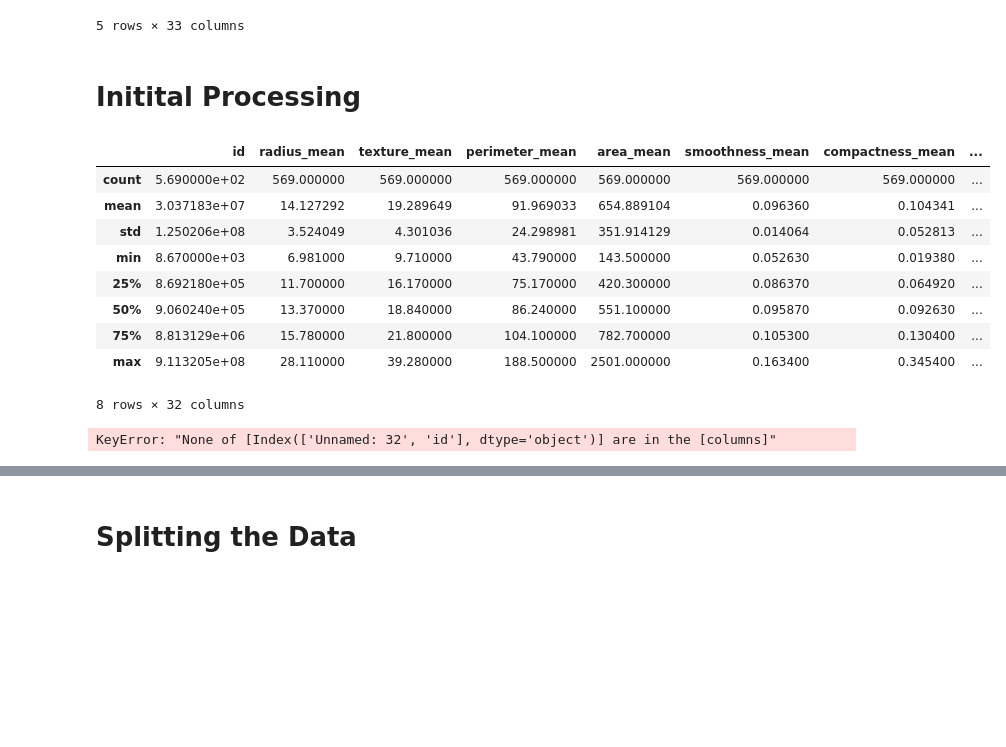
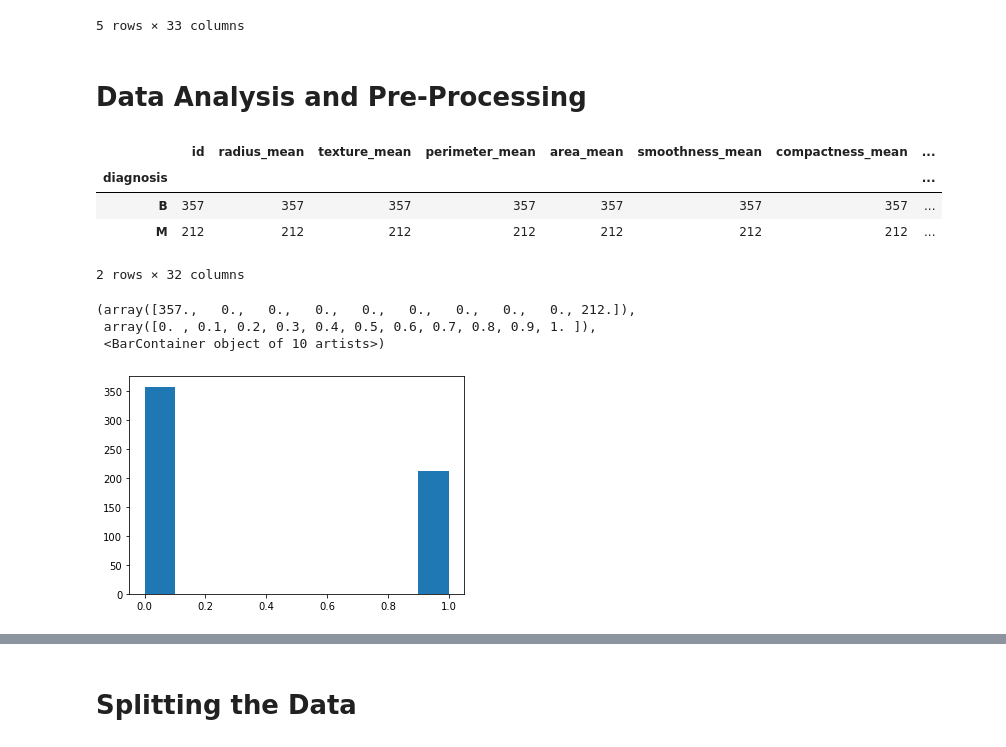
Before and after one commit to sm0223/breast_cancer_prediction, a Jupyter notebook: breast_cancer_prediction.ipynb, the cells around one changed output, grey strips where cells are left out. Cells and saved outputs as stored; diff of their text form; code cells hidden in the pictures; blank space fills up the shorter version.

```diff
--- a/breast_cancer_prediction.ipynb
+++ b/breast_cancer_prediction.ipynb
@@ -14,24 +15,22 @@ df.head()
 | 3 | 84348301 | M | 11.42 | 20.38 | 77.58 | 386.1 | 0.14250 | ... |
 | 4 | 84358402 | M | 20.29 | 14.34 | 135.10 | 1297.0 | 0.10030 | ... |
 5 rows × 33 columns
-# %% [markdown]
-# Initital Processing
+# %% [markdown]
+# Data Analysis and Pre-Processing
 # %%
-df[['diagnosis',]].groupby('diagnosis').count()
-df.describe()
+df.groupby('diagnosis').count()
 # %% [output]
 |  | id | radius_mean | texture_mean | perimeter_mean | area_mean | smoothness_mean | compactness_mean | ... |
-| count | 5.690000e+02 | 569.000000 | 569.000000 | 569.000000 | 569.000000 | 569.000000 | 569.000000 | ... |
-| mean | 3.037183e+07 | 14.127292 | 19.289649 | 91.969033 | 654.889104 | 0.096360 | 0.104341 | ... |
-| std | 1.250206e+08 | 3.524049 | 4.301036 | 24.298981 | 351.914129 | 0.014064 | 0.052813 | ... |
-| min | 8.670000e+03 | 6.981000 | 9.710000 | 43.790000 | 143.500000 | 0.052630 | 0.019380 | ... |
-| 25% | 8.692180e+05 | 11.700000 | 16.170000 | 75.170000 | 420.300000 | 0.086370 | 0.064920 | ... |
-| 50% | 9.060240e+05 | 13.370000 | 18.840000 | 86.240000 | 551.100000 | 0.095870 | 0.092630 | ... |
-| 75% | 8.813129e+06 | 15.780000 | 21.800000 | 104.100000 | 782.700000 | 0.105300 | 0.130400 | ... |
-| max | 9.113205e+08 | 28.110000 | 39.280000 | 188.500000 | 2501.000000 | 0.163400 | 0.345400 | ... |
+| diagnosis |  |  |  |  |  |  |  | ... |
+| B | 357 | 357 | 357 | 357 | 357 | 357 | 357 | ... |
+| M | 212 | 212 | 212 | 212 | 212 | 212 | 212 | ... |
-8 rows × 32 columns
+2 rows × 32 columns
 # %%
 df = df.drop(df[['Unnamed: 32', 'id']],axis =1) #dropping the unnamed bad column
-df[['diagnosis']] = df[['diagnosis']].replace(['M'], '1').replace(['B'], '0') #replacing Malignant with 1s and Benign with 0s
+df[['diagnosis']] = df[['diagnosis']].replace(['M'], 1).replace(['B'], 0) #replacing Malignant with 1s and Benign with 0s
+plt.hist(df['diagnosis'])
 # %% [output]
-KeyError: "None of [Index(['Unnamed: 32', 'id'], dtype='object')] are in the [columns]"
+(array([357.,   0.,   0.,   0.,   0.,   0.,   0.,   0.,   0., 212.]),
+ array([0. , 0.1, 0.2, 0.3, 0.4, 0.5, 0.6, 0.7, 0.8, 0.9, 1. ]),
+ <BarContainer object of 10 artists>)
+[figure, added]
```
Also changed, not shown: parts of 25 cells of this notebook.
